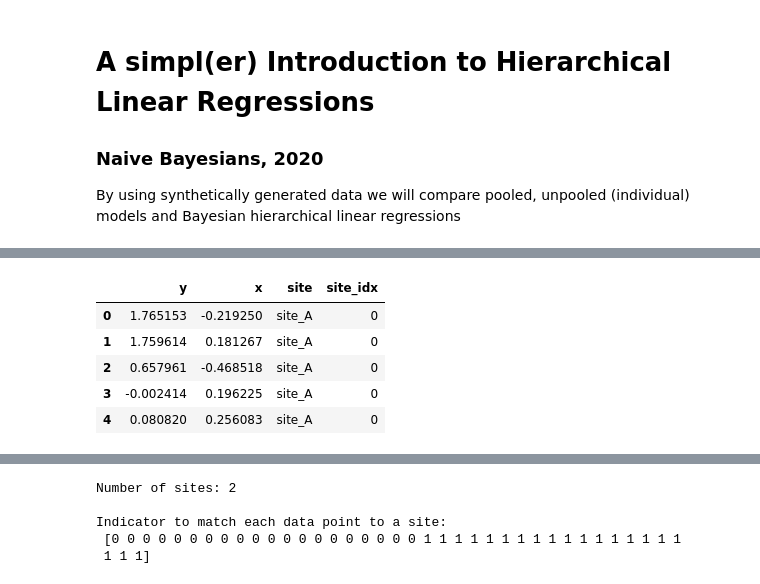
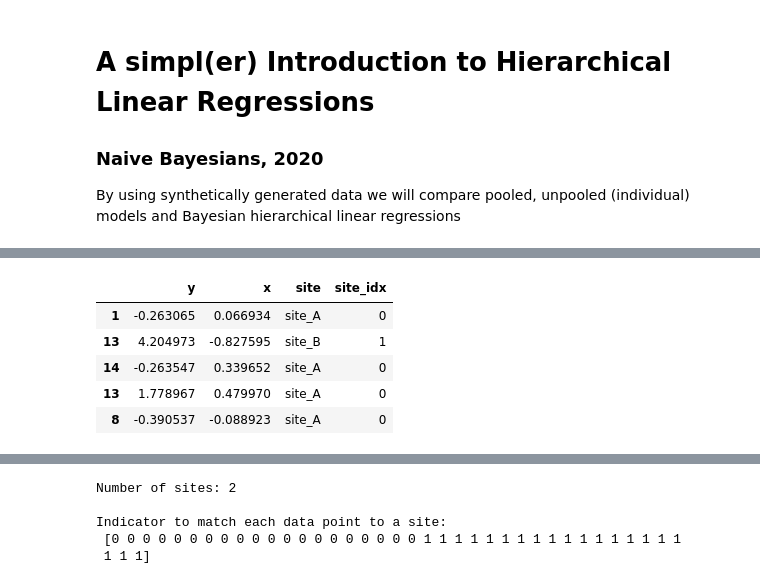
Before and after one commit to sithankanna/naive-bayesians, a Jupyter notebook: misc/hierarchical_bayesian/HierarchicalModel-part1.ipynb, the cells around one changed output, grey strips where cells are left out. Saved outputs shown, nothing was run; the diff lists cells and outputs as text; code cells hidden in the pictures.

```diff
--- a/misc/hierarchical_bayesian/HierarchicalModel-part1.ipynb
+++ b/misc/hierarchical_bayesian/HierarchicalModel-part1.ipynb
@@ -31,39 +31,39 @@ def create_dataset() -> pd.DataFrame:
     """
 
     n = 20
     beta_opt_1 = 2.0
     beta_opt_2 = -5.0
 
     std_noise_x = 0.5
     std_noise_y = 1
 
     x_1 = std_noise_x * np.random.randn(n)
     y_1 = beta_opt_1 * x_1 + std_noise_y * np.random.randn(n)
 
     x_2 = std_noise_x * np.random.randn(n)
     y_2 = beta_opt_2 * x_2 + std_noise_y * np.random.randn(n)
 
     df_1 = pd.DataFrame({"y": y_1, "x": x_1}).assign(
         **{"site": "site_A", "site_idx": 0}
     )
     df_2 = pd.DataFrame({"y": y_2, "x": x_2}).assign(
         **{"site": "site_B", "site_idx": 1}
     )
 
     df = pd.concat([df_1, df_2], axis="rows")
 
     return df
 
 
 data = create_dataset()
-data.head()
+data.sample(5)
 # %% [output]
 |  | y | x | site | site_idx |
-| 0 | 1.765153 | -0.219250 | site_A | 0 |
-| 1 | 1.759614 | 0.181267 | site_A | 0 |
-| 2 | 0.657961 | -0.468518 | site_A | 0 |
-| 3 | -0.002414 | 0.196225 | site_A | 0 |
-| 4 | 0.080820 | 0.256083 | site_A | 0 |
+| 1 | -0.263065 | 0.066934 | site_A | 0 |
+| 13 | 4.204973 | -0.827595 | site_B | 1 |
+| 14 | -0.263547 | 0.339652 | site_A | 0 |
+| 13 | 1.778967 | 0.479970 | site_A | 0 |
+| 8 | -0.390537 | -0.088923 | site_A | 0 |
 [interactive output not drawn]
 # %%
 n_sites = len(data["site"].unique())
```
Also changed, not shown: parts of 13 cells of this notebook.
